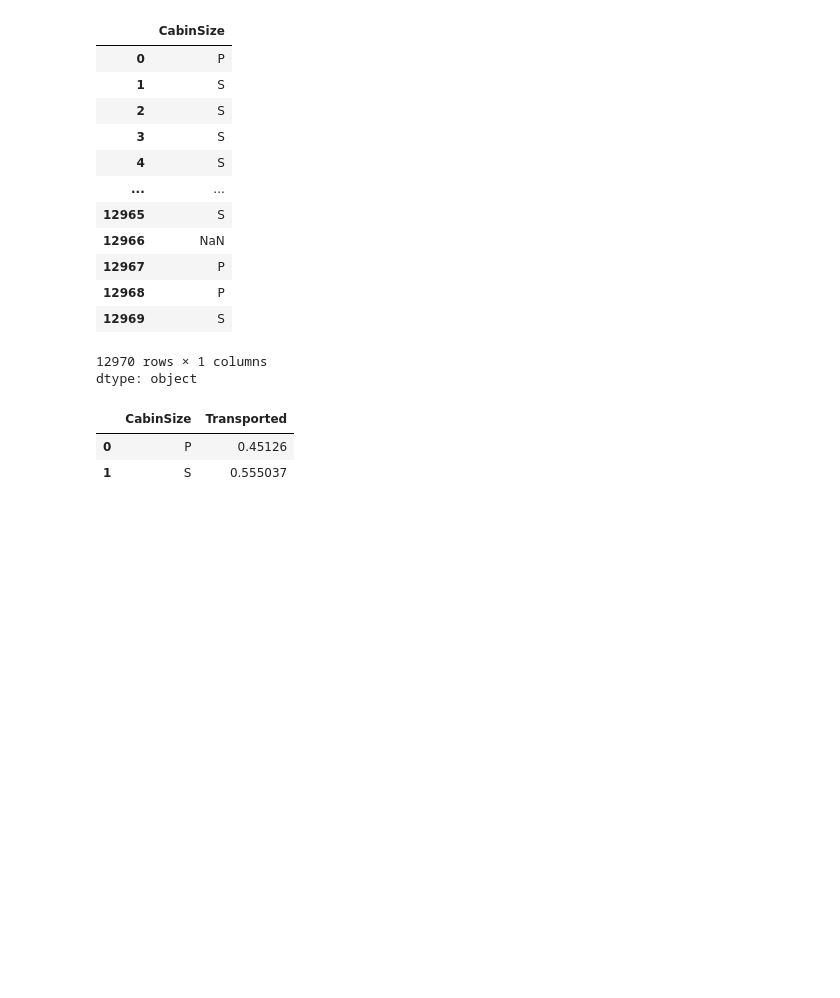
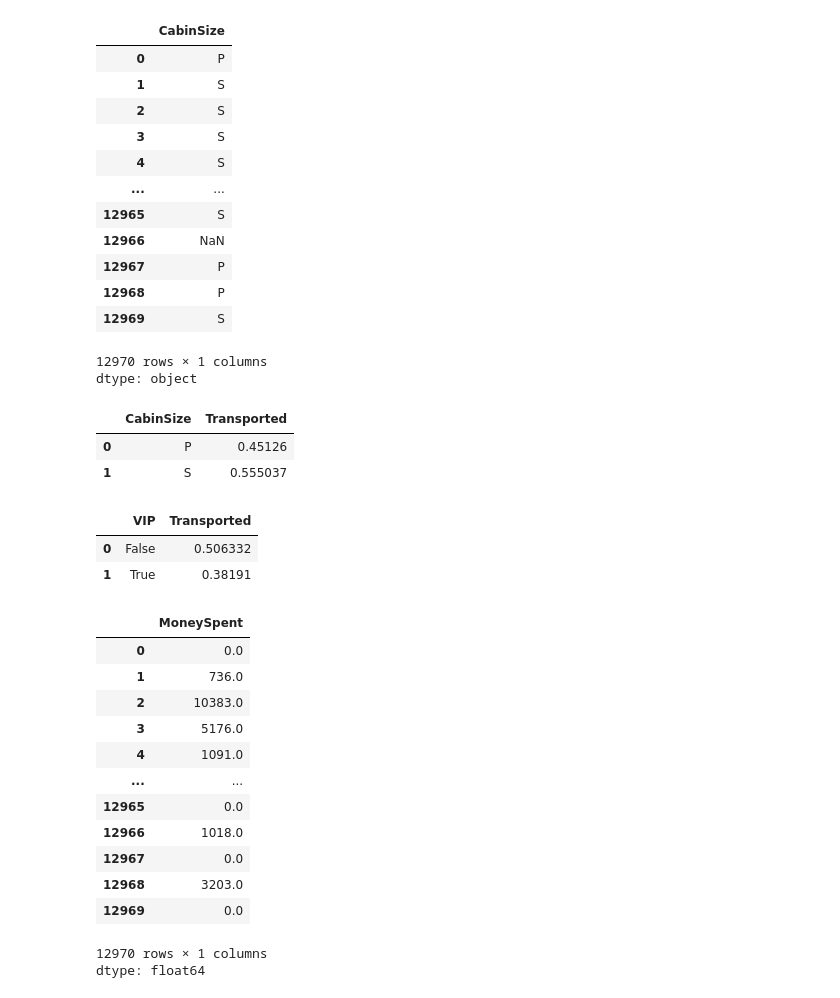
Before and after one commit to harsij01/spaceship-titanic, a Jupyter notebook: spaceship_titanic.ipynb, the cells around one changed output. Drawn from its saved outputs; the diff is of its cells as text; code cells hidden in the pictures; blank space fills up the shorter version.

Commit message:
created MoneySpent column

```diff
--- a/spaceship_titanic.ipynb
+++ b/spaceship_titanic.ipynb
@@ -299,3 +299,31 @@ df.groupby(["CabinSize"], as_index=False)["Transported"].mean()
 |  | CabinSize | Transported |
 | 0 | P | 0.45126 |
 | 1 | S | 0.555037 |
+# %%
+df.groupby(["VIP"], as_index=False)["Transported"].mean()
+# %% [output]
+|  | VIP | Transported |
+| 0 | False | 0.506332 |
+| 1 | True | 0.38191 |
+# %%
+df["VIP"] = df["VIP"].astype(float)
+# %%
+# Create "MoneySpent" by adding all the expenses made by the passenger on RoomService, FoodCourt, ShoppingMall, Spa, VRDeck
+df["MoneySpent"] = df["RoomService"] + df["FoodCourt"] + df["ShoppingMall"] + df["Spa"] + df["VRDeck"]
+# %%
+df["MoneySpent"]
+# %% [output]
+|  | MoneySpent |
+| 0 | 0.0 |
+| 1 | 736.0 |
+| 2 | 10383.0 |
+| 3 | 5176.0 |
+| 4 | 1091.0 |
+| ... | ... |
+| 12965 | 0.0 |
+| 12966 | 1018.0 |
+| 12967 | 0.0 |
+| 12968 | 3203.0 |
+| 12969 | 0.0 |
+12970 rows × 1 columns
+dtype: float64
```
